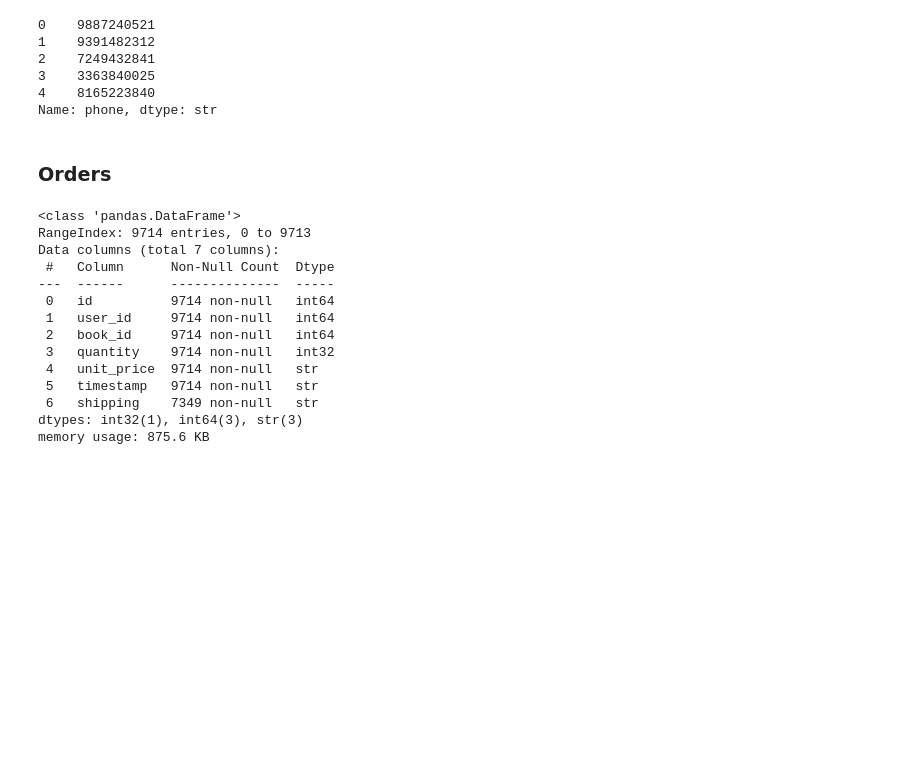
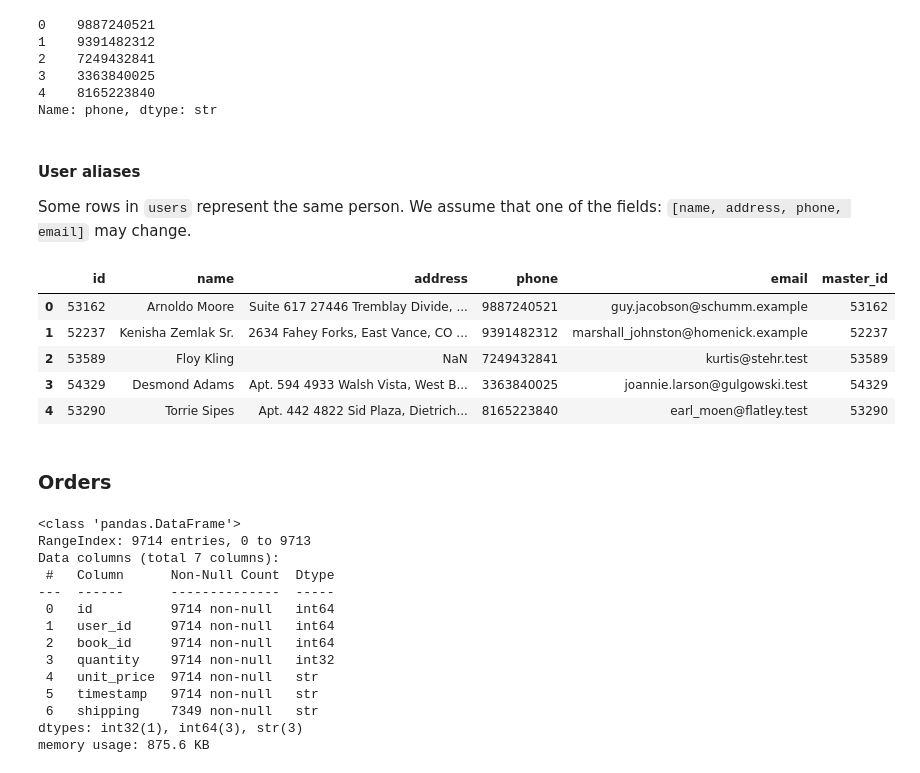
Before and after one commit to jakubwiszniewski1234/itransition-internship, a Jupyter notebook: tasks/task4/main.ipynb, the cells around one changed output. Saved outputs shown, nothing was run; the diff lists cells and outputs as text; code cells hidden in the pictures; blank space fills up the shorter version.

```diff
--- a/tasks/task4/main.ipynb
+++ b/tasks/task4/main.ipynb
@@ -2,8 +2,9 @@
 import pandas as pd
 import datasets as DS
 import numpy as np
+from networkx.utils.union_find import UnionFind
 
-FILEDIR: str = "data/STORE5/"
+FILEDIR: str = "data/STORE1/"
 
 books = DS.loadDataset("books.yaml", FILEDIR)
 orders = DS.loadDataset("orders.parquet", FILEDIR)
@@ -173,6 +201,43 @@ users["phone"].head()
 3    3363840025
 4    8165223840
 Name: phone, dtype: str
+# %% [markdown]
+#### User aliases
+Some rows in `users` represent the same person. We assume that one of the fields: `[name, address, phone, email]` may change.
+# %%
+def uniqueUsers(users:pd.DataFrame):
+    users = users.sort_values(by="id").reset_index(drop=True)
+    uf = UnionFind(users["id"])
+    users_dict = users.to_dict("records")       # main speed up
+
+    columns = ["name", "address", "phone", "email"]
+
+    def matches(user1, user2) -> int:
+        return sum([user1[col] == user2[col] for col in columns])
+
+    for i in range(len(users_dict)):
+        for j in range(i + 1, len(users_dict)):
+            if matches(users_dict[i], users_dict[j]) >= 3:
+                uf.union(users_dict[i]["id"], users_dict[j]["id"])
+    return list(uf.to_sets())
+
+all_unique_users = uniqueUsers(users)
+# %%
+master_ids = dict()
+for unique_users_set in all_unique_users:
+    master_id = min(unique_users_set)
+    for user_id in unique_users_set:
+        master_ids[user_id] = master_id
+
+users["master_id"] = users["id"].apply(lambda u: master_ids[u])
+users.head()
+# %% [output]
+|  | id | name | address | phone | email | master_id |
+| 0 | 53162 | Arnoldo Moore | Suite 617 27446 Tremblay Divide, ... | 9887240521 | guy.jacobson@schumm.example | 53162 |
+| 1 | 52237 | Kenisha Zemlak Sr. | 2634 Fahey Forks, East Vance, CO ... | 9391482312 | marshall_johnston@homenick.example | 52237 |
+| 2 | 53589 | Floy Kling | NaN | 7249432841 | kurtis@stehr.test | 53589 |
+| 3 | 54329 | Desmond Adams | Apt. 594 4933 Walsh Vista, West B... | 3363840025 | joannie.larson@gulgowski.test | 54329 |
+| 4 | 53290 | Torrie Sipes | Apt. 442 4822 Sid Plaza, Dietrich... | 8165223840 | earl_moen@flatley.test | 53290 |
 # %% [markdown]
 ### Orders
 # %%
```
Also changed, not shown: parts of 2 cells of this notebook, 14 other files.
